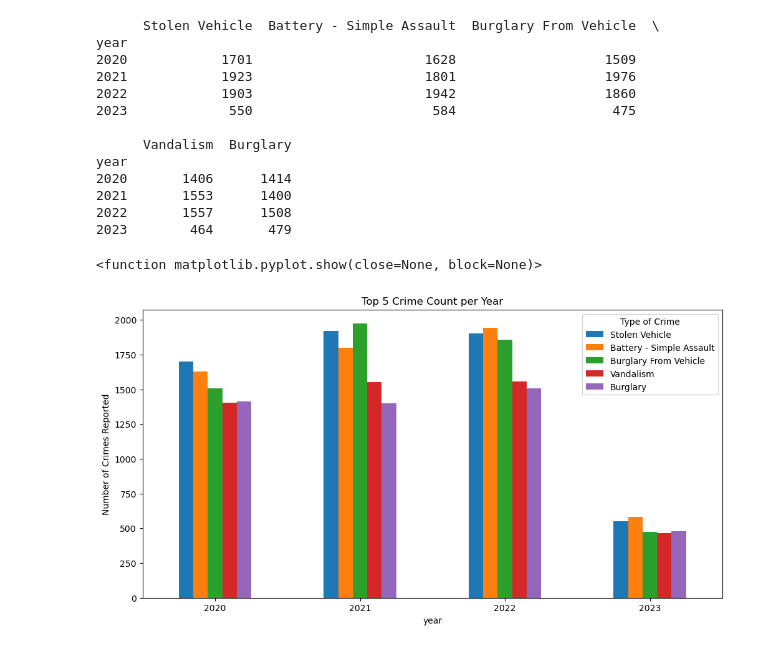
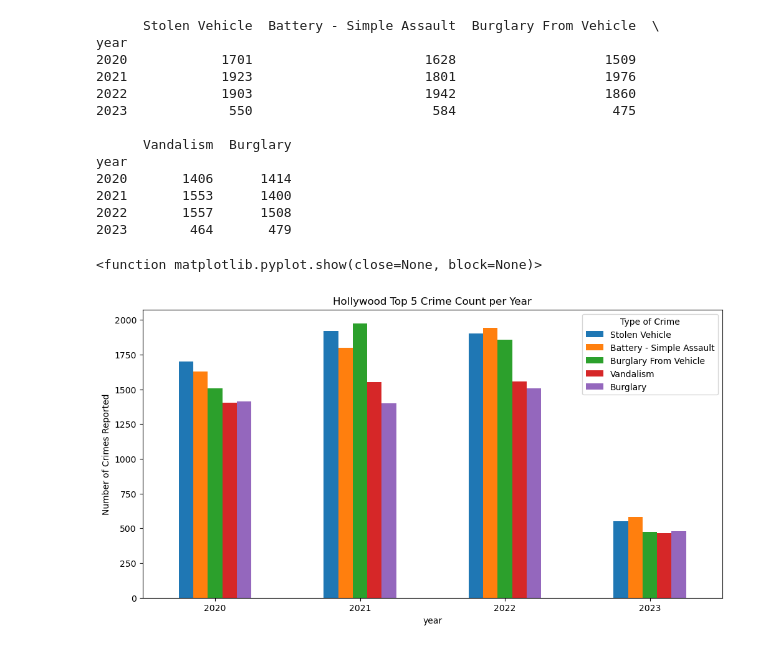
Before and after one commit to tdanh2018/datavoyager, a Jupyter notebook: cv_data.ipynb, the cells around one changed output. Saved outputs shown, nothing was run; the diff lists cells and outputs as text; code cells hidden in the pictures.

```diff
--- a/cv_data.ipynb
+++ b/cv_data.ipynb
@@ -346,12 +368,14 @@ year
 2022       1557      1508
 2023        464       479
 # %%
+# Plot counts for alternative bar graph
+
 ax = top5_count_df.plot.bar(rot=0, figsize=(12, 6))
 ax.set_ylabel("Number of Crimes Reported")
-ax.set_title("Top 5 Crime Count per Year")
+ax.set_title("Hollywood Top 5 Crime Count per Year")
 plt.legend(title="Type of Crime")
 
 plt.show
 # %% [output]
 <function matplotlib.pyplot.show(close=None, block=None)>
-[figure, old version]
+[figure, new version]
```
Also changed, not shown: parts of 39 cells of this notebook.
